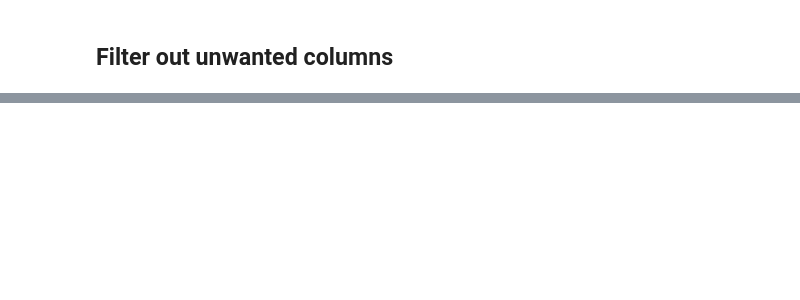
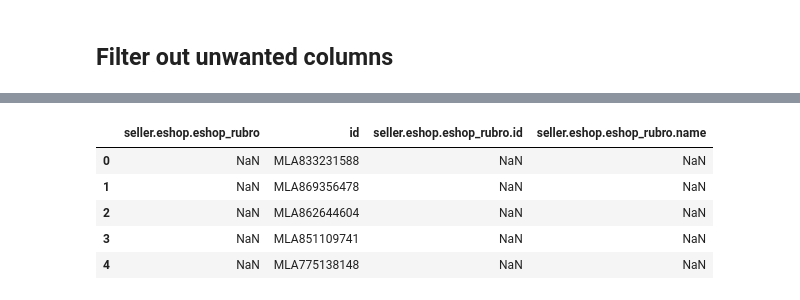
Before and after one commit to onofricamila/DSChallengeMELI, a Jupyter notebook: (1) Exploracion y analisis/EDA Publicaciones con descuento.ipynb, the cells around one changed output, grey strips where cells are left out. Drawn from its saved outputs; the diff is of its cells as text; code cells hidden in the pictures; blank space fills up the shorter version.

```diff
--- a/(1) Exploracion y analisis/EDA Publicaciones con descuento.ipynb
+++ b/(1) Exploracion y analisis/EDA Publicaciones con descuento.ipynb
@@ -287,0 +317,9 @@ columns = [
+# %%
+df[["seller.eshop.eshop_rubro", "id", "seller.eshop.eshop_rubro.id", "seller.eshop.eshop_rubro.name"]].head()
+# %% [output]
+|  | seller.eshop.eshop_rubro | id | seller.eshop.eshop_rubro.id | seller.eshop.eshop_rubro.name |
+| 0 | NaN | MLA833231588 | NaN | NaN |
+| 1 | NaN | MLA869356478 | NaN | NaN |
+| 2 | NaN | MLA862644604 | NaN | NaN |
+| 3 | NaN | MLA851109741 | NaN | NaN |
+| 4 | NaN | MLA775138148 | NaN | NaN |
```
Also changed, not shown: parts of 30 cells of this notebook, 1 other file.
